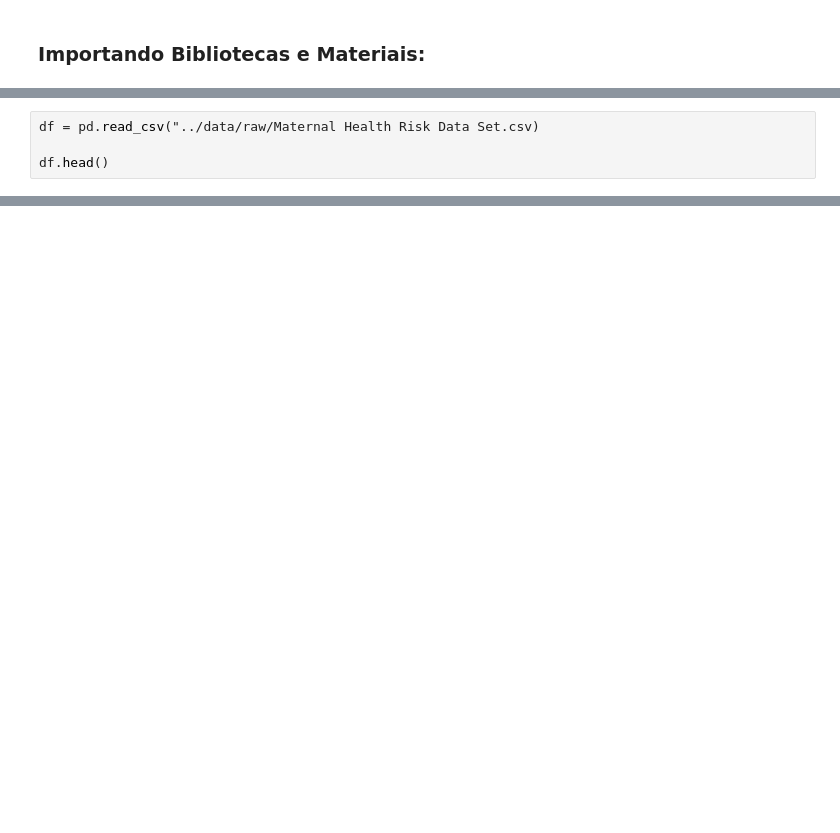
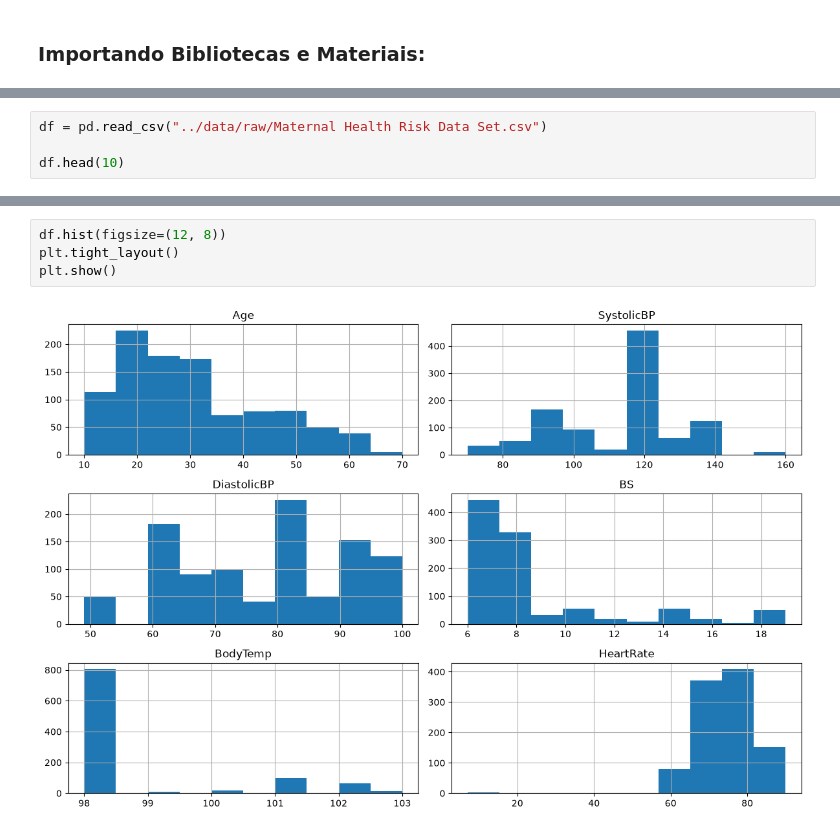
Before and after one commit to nouveauromance/daliaIA, a Jupyter notebook: notebooks/01_exploracao.ipynb, the cells around one changed output, grey strips where cells are left out. Cells and saved outputs as stored; diff of their text form; blank space fills up the shorter version.

Commit message:
:sparkles: FEAT including data exploration, cleaning and analysis

```diff
--- a/notebooks/01_exploracao.ipynb
+++ b/notebooks/01_exploracao.ipynb
@@ -34,4 +28,4 @@ ModuleNotFoundError: No module named 'pandas'
 # %%
-df = pd.read_csv("../data/raw/Maternal Health Risk Data Set.csv)
+df = pd.read_csv("../data/raw/Maternal Health Risk Data Set.csv")
 
-df.head()
+df.head(10)
@@ -37,0 +221,6 @@ df.head()
+# %%
+df.hist(figsize=(12, 8))
+plt.tight_layout()
+plt.show()
+# %% [output]
+[figure, added]
```
Also changed, not shown: parts of 27 cells of this notebook, 3 other files.
